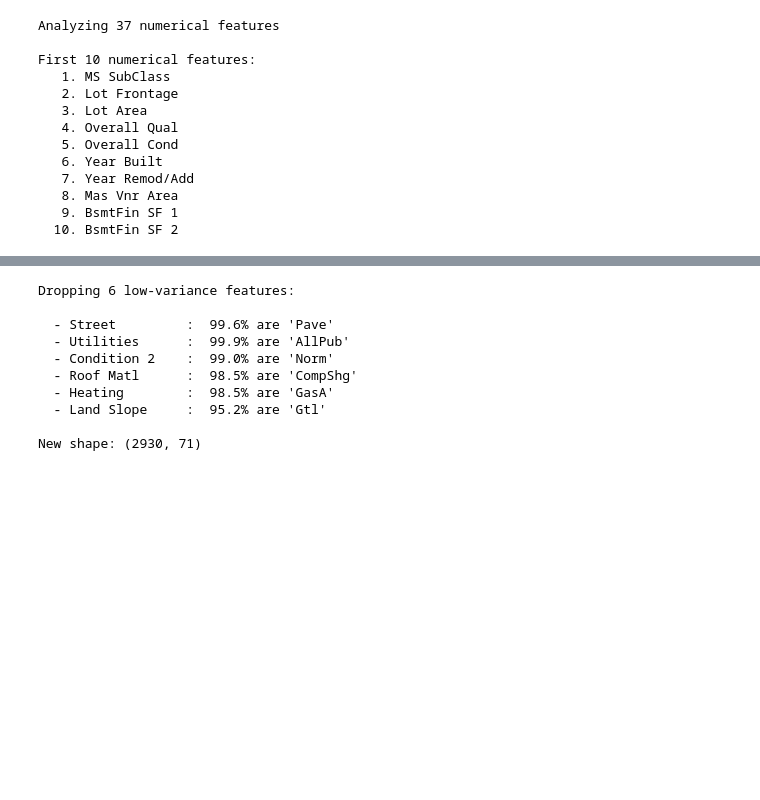
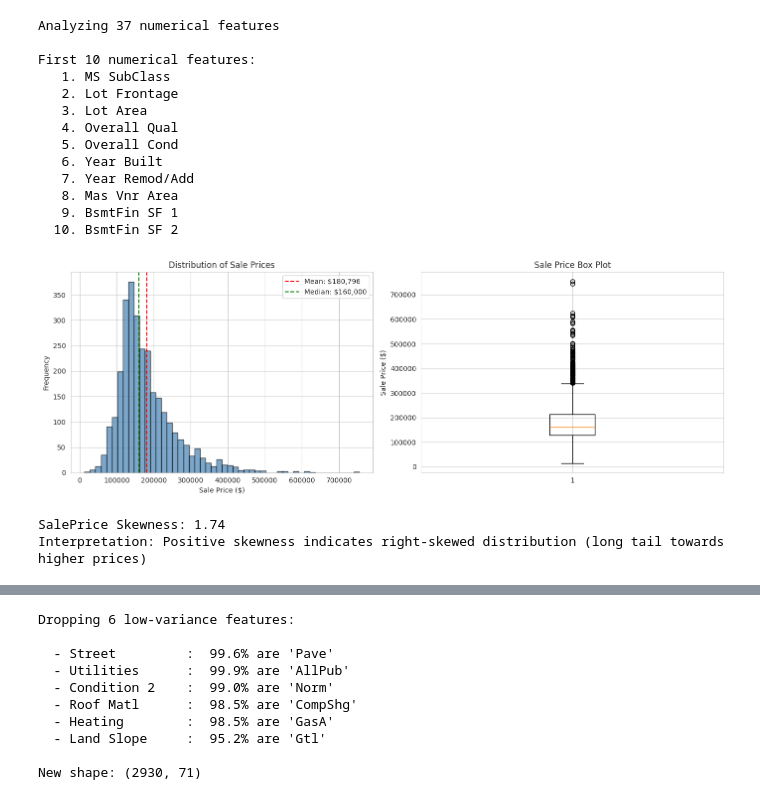
Before and after one commit to Apex-Project-Group/real-estate-price-prediction, a Jupyter notebook: notebooks/Ames_Housing_Price_Prediction.ipynb, the cells around one changed output, grey strips where cells are left out. Drawn from its saved outputs; the diff is of its cells as text; code cells hidden in the pictures; blank space fills up the shorter version.

```diff
--- a/notebooks/Ames_Housing_Price_Prediction.ipynb
+++ b/notebooks/Ames_Housing_Price_Prediction.ipynb
@@ -991,19 +622,0 @@ Missing after: 0
-# %%
-# Step 5: Handle remaining missing values
-print("Handling remaining missing values:")
-print("="*70)
-
-# Garage Year Built - use house year if missing
-if 'Garage Yr Blt' in df.columns and df['Garage Yr Blt'].isnull().sum() > 0:
-    before = df['Garage Yr Blt'].isnull().sum()
-    df['Garage Yr Blt'] = df['Garage Yr Blt'].fillna(df['Year Built'])
-    print(f"  ✓ Garage Yr Blt: {before} values → Year Built (no garage = same as house)")
-
-# Electrical - only 1 missing, use mode
-if 'Electrical' in df.columns and df['Electrical'].isnull().sum() > 0:
-    before = df['Electrical'].isnull().sum()
-    mode_val = df['Electrical'].mode()[0]
-    df['Electrical'] = df['Electrical'].fillna(mode_val)
-    print(f"  ✓ Electrical: {before} value → '{mode_val}' (mode)")
-
-print(f"\nAll specific imputations complete.")
@@ -1128,4 +712,33 @@ First 10 numerical features:
    8. Mas Vnr Area
    9. BsmtFin SF 1
   10. BsmtFin SF 2
+# %%
+# Visualize target variable distribution
+fig, axes = plt.subplots(1, 2, figsize=(14, 5))
+
+# Histogram
+axes[0].hist(df['SalePrice'], bins=50, edgecolor='black', alpha=0.7, color='steelblue')
+axes[0].axvline(df['SalePrice'].mean(), color='red', linestyle='--', label=f'Mean: ${df["SalePrice"].mean():,.0f}')
+axes[0].axvline(df['SalePrice'].median(), color='green', linestyle='--', label=f'Median: ${df["SalePrice"].median():,.0f}')
+axes[0].set_xlabel('Sale Price ($)')
+axes[0].set_ylabel('Frequency')
+axes[0].set_title('Distribution of Sale Prices')
+axes[0].legend()
+
+# Box plot
+axes[1].boxplot(df['SalePrice'], vert=True)
+axes[1].set_ylabel('Sale Price ($)')
+axes[1].set_title('Sale Price Box Plot')
+
+plt.tight_layout()
+plt.show()
+
+# Statistics
+skewness = stats.skew(df['SalePrice'])
+print(f"\nSalePrice Skewness: {skewness:.2f}")
+print("Interpretation: Positive skewness indicates right-skewed distribution (long tail towards higher prices)")
+# %% [output]
+[figure, added]
+SalePrice Skewness: 1.74
+Interpretation: Positive skewness indicates right-skewed distribution (long tail towards higher prices)
 # %%
```
Also changed, not shown: parts of 166 cells of this notebook, 12 other files.
